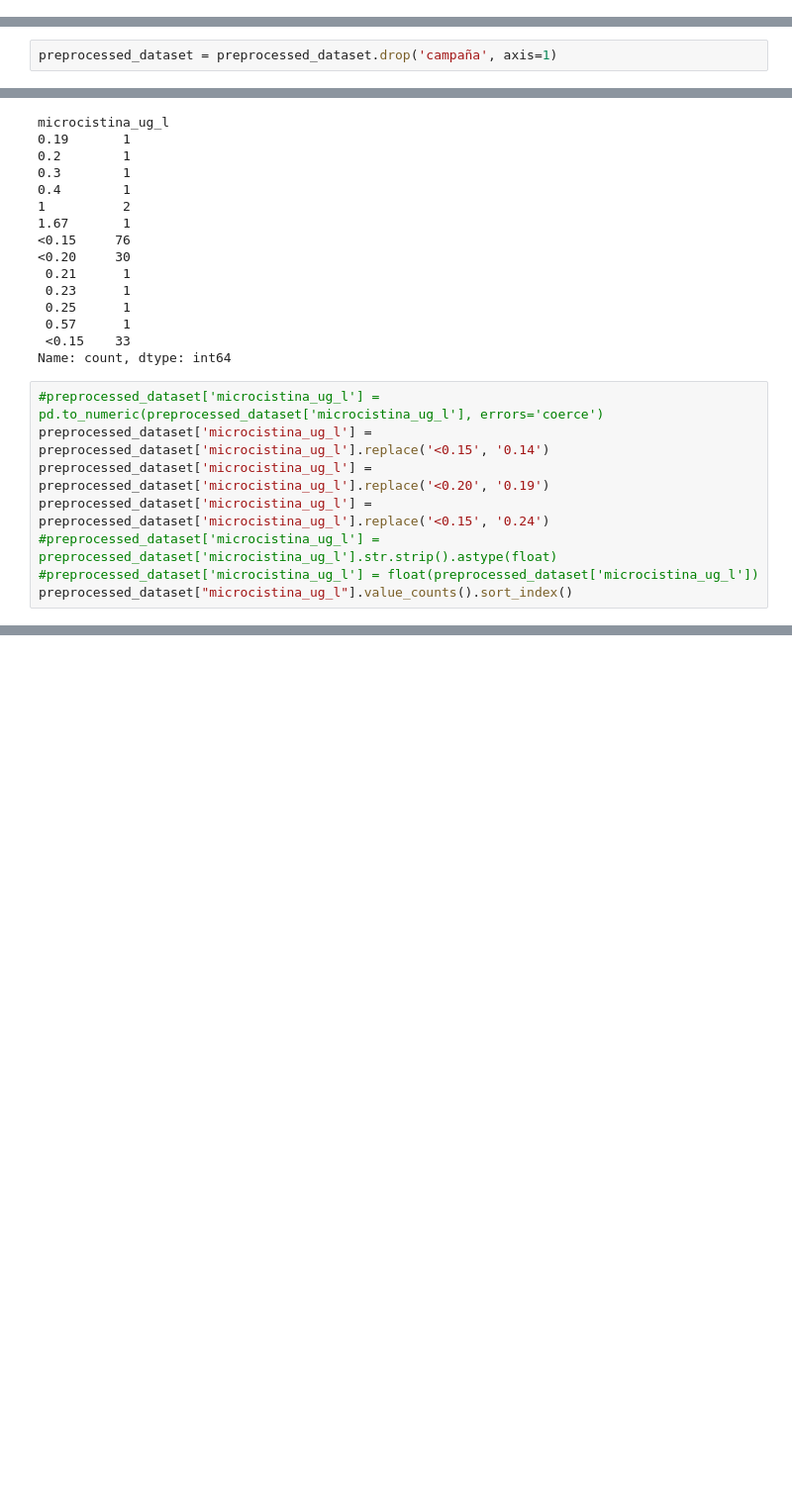
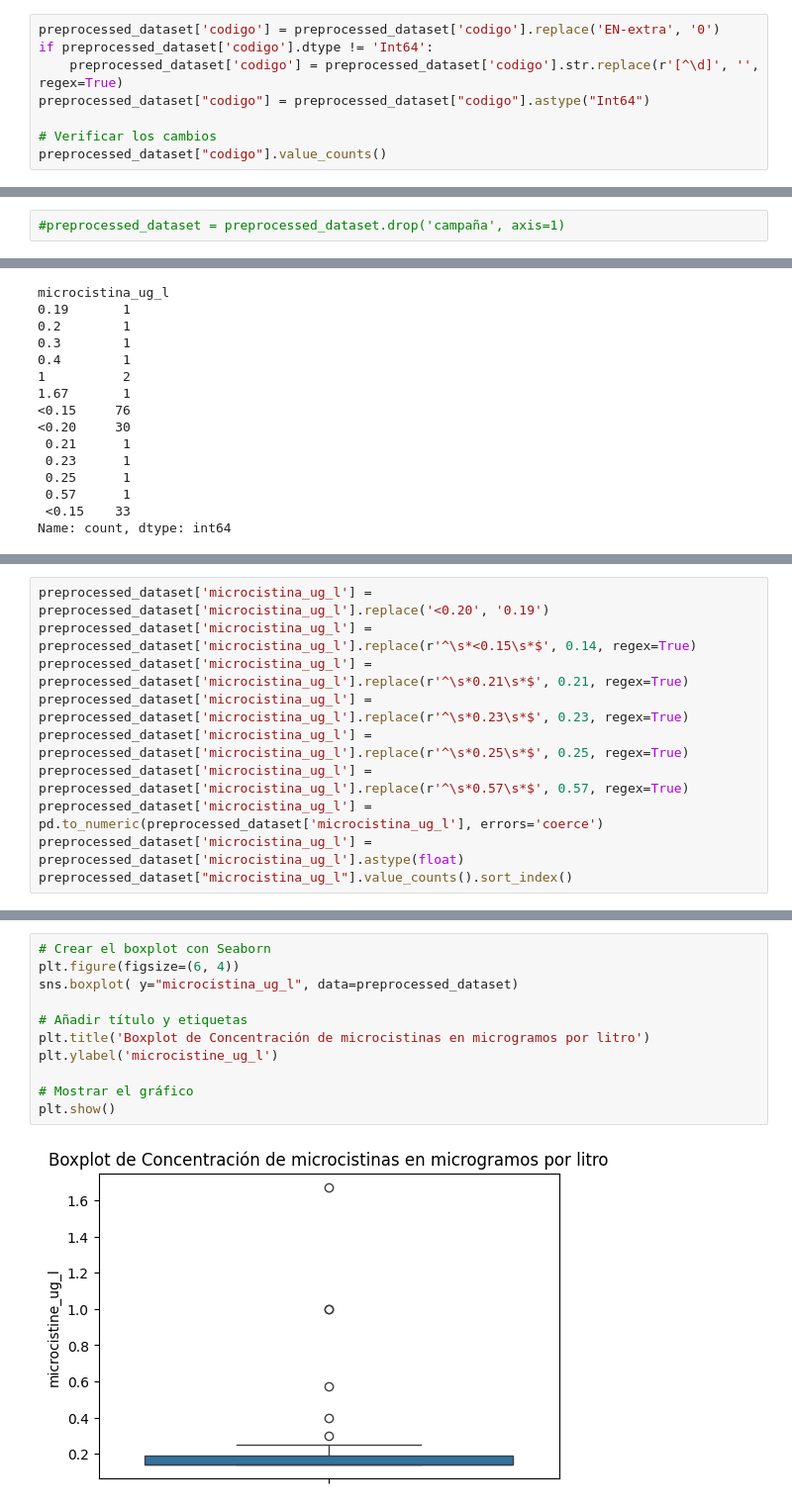
Before and after one commit to joegoicoechea24/TPespecial, a Jupyter notebook: tp.ipynb, the cells around one changed output, grey strips where cells are left out. Shown at 99% size. Cells and saved outputs as stored; diff of their text form; blank space fills up the shorter version.

```diff
--- a/tp.ipynb
+++ b/tp.ipynb
@@ -449,3 +479,11 @@ SI024       2
 Name: count, dtype: int64
 # %% [markdown]
 Al haber varias muestras de cada tipo de agua, al no haber filas repetidas, se considera que son de distintas muestras en el tiempo. Se evaluará luego.
+# %%
+preprocessed_dataset['codigo'] = preprocessed_dataset['codigo'].replace('EN-extra', '0')
+if preprocessed_dataset['codigo'].dtype != 'Int64':
+    preprocessed_dataset['codigo'] = preprocessed_dataset['codigo'].str.replace(r'[^\d]', '', regex=True)
+preprocessed_dataset["codigo"] = preprocessed_dataset["codigo"].astype("Int64")
+
+# Verificar los cambios
+preprocessed_dataset["codigo"].value_counts()
@@ -479,5 +535,5 @@ Al ver que solo hay 4 fechas, se elimina la columna de la estación del año, de
 # %%
-preprocessed_dataset = preprocessed_dataset.drop('campaña', axis=1)
+#preprocessed_dataset = preprocessed_dataset.drop('campaña', axis=1)
 # %% [markdown]
 TEM_AGUA: Temperatura del agua en grados Celsius. Valor numérico continuo.
 # %%
@@ -1356,11 +1414,3 @@ microcistina_ug_l
  0.57      1
  <0.15    33
 Name: count, dtype: int64
-# %%
-#preprocessed_dataset['microcistina_ug_l'] = pd.to_numeric(preprocessed_dataset['microcistina_ug_l'], errors='coerce')
-preprocessed_dataset['microcistina_ug_l'] = preprocessed_dataset['microcistina_ug_l'].replace('<0.15', '0.14')
-preprocessed_dataset['microcistina_ug_l'] = preprocessed_dataset['microcistina_ug_l'].replace('<0.20', '0.19')
-preprocessed_dataset['microcistina_ug_l'] = preprocessed_dataset['microcistina_ug_l'].replace('<0.15', '0.24')
-#preprocessed_dataset['microcistina_ug_l'] = preprocessed_dataset['microcistina_ug_l'].str.strip().astype(float)
-#preprocessed_dataset['microcistina_ug_l'] = float(preprocessed_dataset['microcistina_ug_l'])
-preprocessed_dataset["microcistina_ug_l"].value_counts().sort_index()
@@ -1380,0 +1419,10 @@ Name: count, dtype: int64
+# %%
+preprocessed_dataset['microcistina_ug_l'] = preprocessed_dataset['microcistina_ug_l'].replace('<0.20', '0.19')
+preprocessed_dataset['microcistina_ug_l'] = preprocessed_dataset['microcistina_ug_l'].replace(r'^\s*<0.15\s*$', 0.14, regex=True)
+preprocessed_dataset['microcistina_ug_l'] = preprocessed_dataset['microcistina_ug_l'].replace(r'^\s*0.21\s*$', 0.21, regex=True)
+preprocessed_dataset['microcistina_ug_l'] = preprocessed_dataset['microcistina_ug_l'].replace(r'^\s*0.23\s*$', 0.23, regex=True)
+preprocessed_dataset['microcistina_ug_l'] = preprocessed_dataset['microcistina_ug_l'].replace(r'^\s*0.25\s*$', 0.25, regex=True)
+preprocessed_dataset['microcistina_ug_l'] = preprocessed_dataset['microcistina_ug_l'].replace(r'^\s*0.57\s*$', 0.57, regex=True)
+preprocessed_dataset['microcistina_ug_l'] = pd.to_numeric(preprocessed_dataset['microcistina_ug_l'], errors='coerce')
+preprocessed_dataset['microcistina_ug_l'] = preprocessed_dataset['microcistina_ug_l'].astype(float)
+preprocessed_dataset["microcistina_ug_l"].value_counts().sort_index()
@@ -1380,0 +1443,13 @@ Name: count, dtype: int64
+# %%
+# Crear el boxplot con Seaborn
+plt.figure(figsize=(6, 4))
+sns.boxplot( y="microcistina_ug_l", data=preprocessed_dataset)
+
+# Añadir título y etiquetas
+plt.title('Boxplot de Concentración de microcistinas en microgramos por litro')
+plt.ylabel('microcistine_ug_l')
+
+# Mostrar el gráfico
+plt.show()
+# %% [output]
+[figure, added]
```
Also changed, not shown: parts of 28 cells of this notebook.
